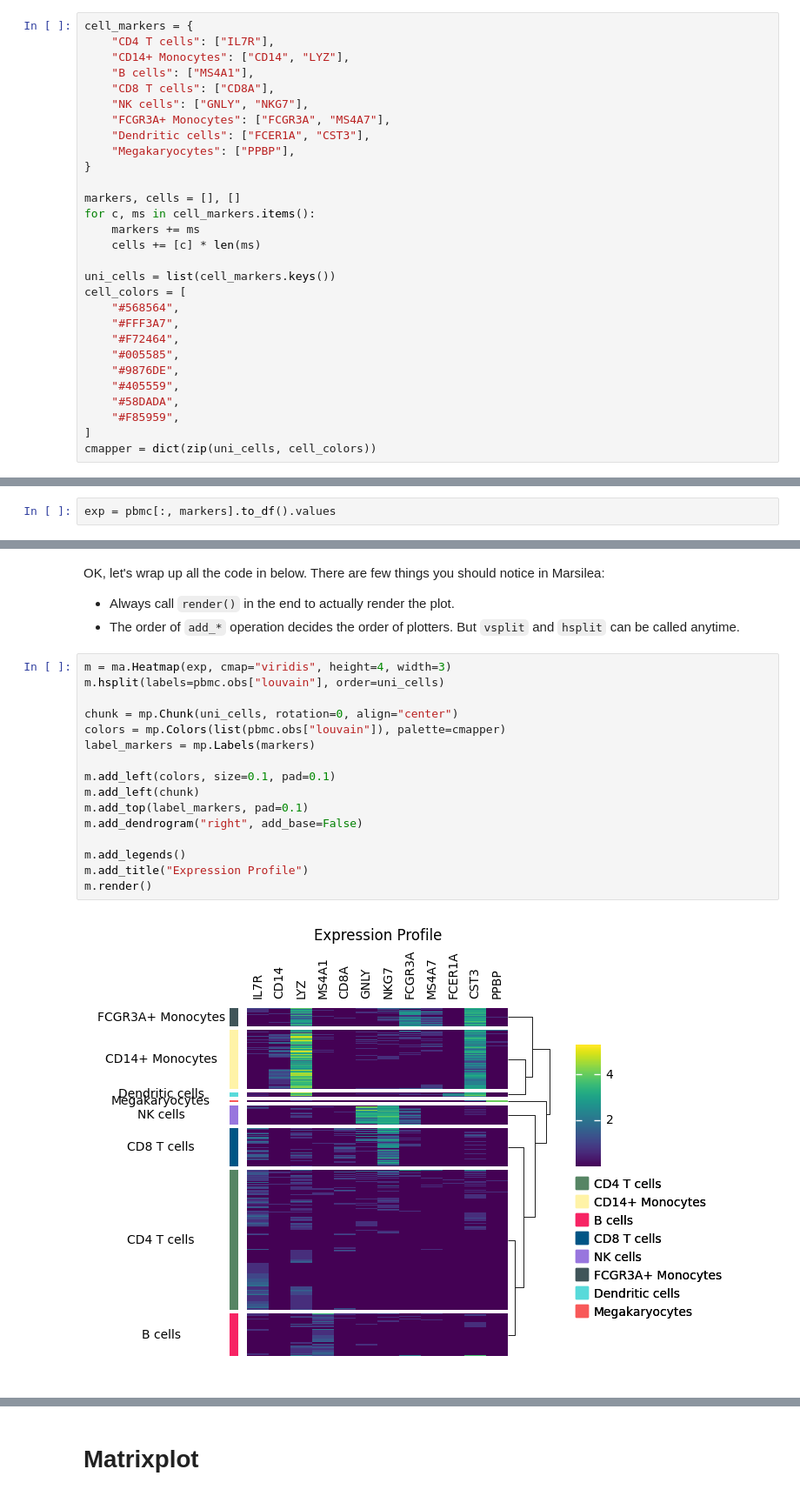
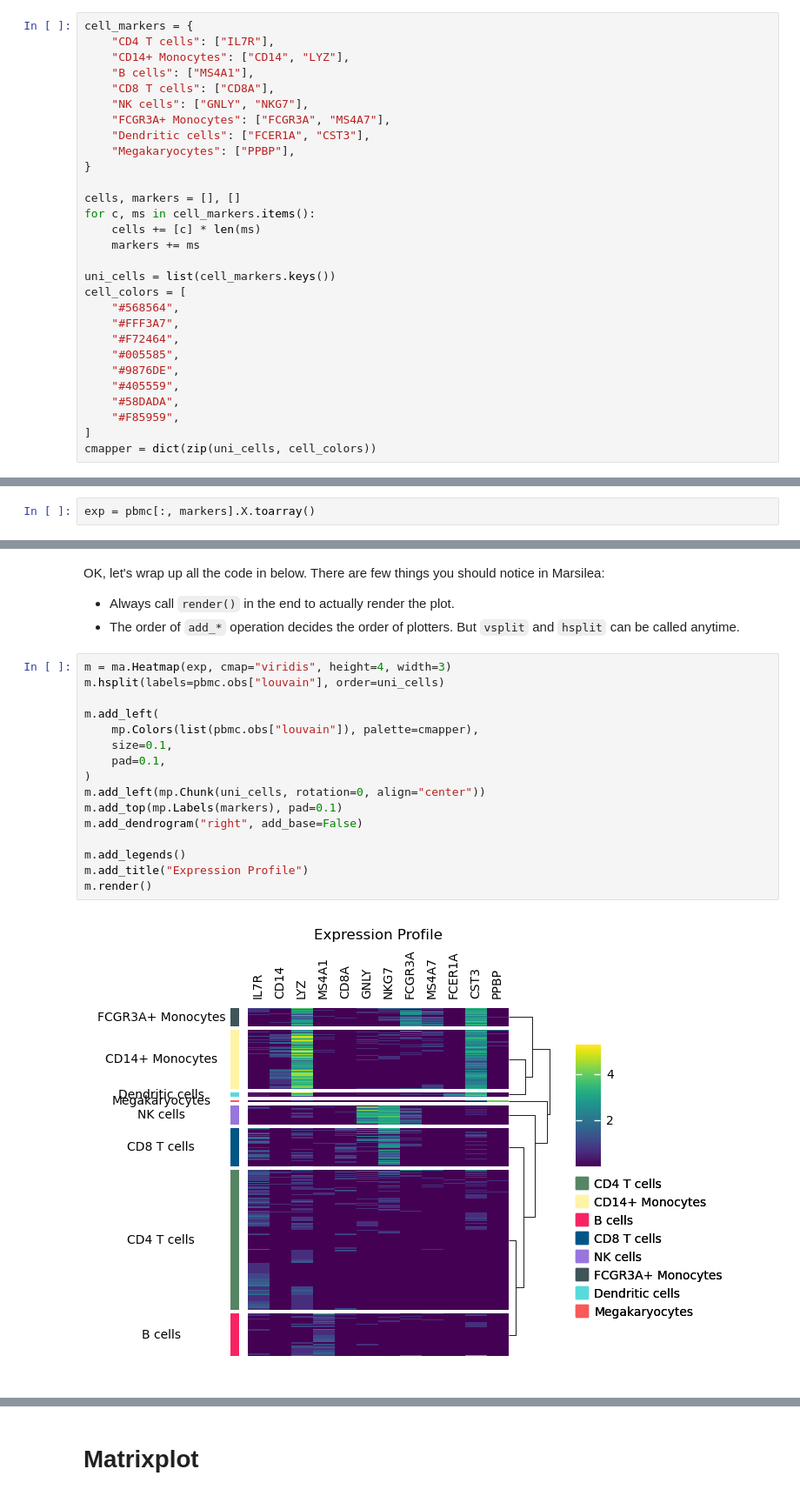
Before and after one commit to scverse/scanpy-tutorials, a Jupyter notebook: plotting-with-marsilea.ipynb, the cells around one changed output, grey strips where cells are left out. Shown at 87% size. Drawn from its saved outputs; the diff is of its cells as text.

```diff
--- a/plotting-with-marsilea.ipynb
+++ b/plotting-with-marsilea.ipynb
@@ -33,10 +33,10 @@ cell_markers = {
     "Megakaryocytes": ["PPBP"],
 }
 
-markers, cells = [], []
+cells, markers = [], []
 for c, ms in cell_markers.items():
+    cells += [c] * len(ms)
     markers += ms
-    cells += [c] * len(ms)
 
 uni_cells = list(cell_markers.keys())
 cell_colors = [
@@ -58,7 +58,7 @@ import marsilea.plotter as mp
 # %% [markdown]
 # Heatmap
 # %%
-exp = pbmc[:, markers].to_df().values
+exp = pbmc[:, markers].X.toarray()
 # %% [markdown]
 Here is the minimum example to create a heatmap with Marsilea, it does nothing besides create a heatmap. You can adjust the main plot size by setting `height` and `width`, the unit is inches.
 
@@ -124,19 +124,19 @@ OK, let's wrap up all the code in below. There are few things you should notice
 # %%
 m = ma.Heatmap(exp, cmap="viridis", height=4, width=3)
 m.hsplit(labels=pbmc.obs["louvain"], order=uni_cells)
 
-chunk = mp.Chunk(uni_cells, rotation=0, align="center")
-colors = mp.Colors(list(pbmc.obs["louvain"]), palette=cmapper)
-label_markers = mp.Labels(markers)
-
-m.add_left(colors, size=0.1, pad=0.1)
-m.add_left(chunk)
-m.add_top(label_markers, pad=0.1)
+m.add_left(
+    mp.Colors(list(pbmc.obs["louvain"]), palette=cmapper),
+    size=0.1,
+    pad=0.1,
+)
+m.add_left(mp.Chunk(uni_cells, rotation=0, align="center"))
+m.add_top(mp.Labels(markers), pad=0.1)
 m.add_dendrogram("right", add_base=False)
 
 m.add_legends()
 m.add_title("Expression Profile")
 m.render()
 # %% [output]
-[figure, old version]
+[figure, new version]
 # %% [markdown]
```
Also changed, not shown: parts of 9 cells of this notebook.
